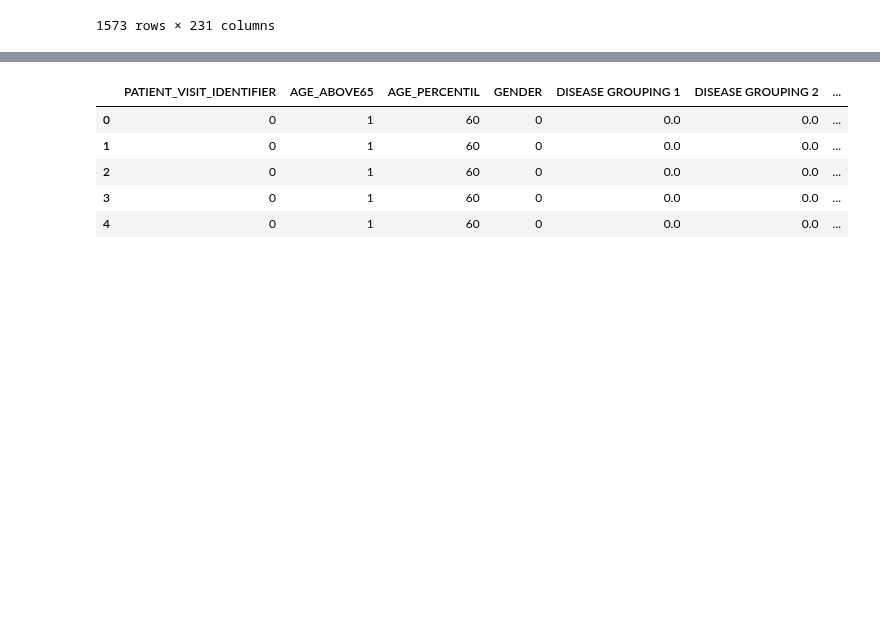
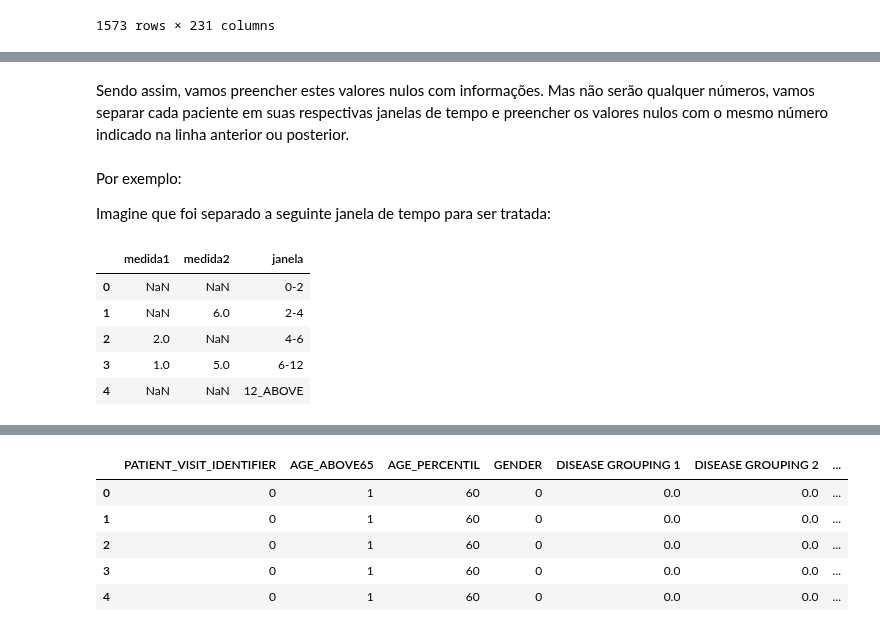
Before and after one commit to VitorFRodrigues/Data-Science-Bootcamp, a Jupyter notebook: Proj05_final/Notebook/Bootcamp_Proj_05.ipynb, the cells around one changed output, grey strips where cells are left out. Saved outputs shown, nothing was run; the diff lists cells and outputs as text; code cells hidden in the pictures; blank space fills up the shorter version.

```diff
--- a/Proj05_final/Notebook/Bootcamp_Proj_05.ipynb
+++ b/Proj05_final/Notebook/Bootcamp_Proj_05.ipynb
@@ -324,0 +345,17 @@ dados_limpos
+# %% [markdown]
+Sendo assim, vamos preencher estes valores nulos com informações. Mas não serão qualquer números, vamos separar cada paciente em suas respectivas janelas de tempo e preencher os valores nulos com o mesmo número indicado na linha anterior ou posterior.
+# %% [markdown]
+Por exemplo:
+
+Imagine que foi separado a seguinte janela de tempo para ser tratada:
+# %%
+dados_fake = pd.DataFrame([[None, None, "0-2"], [None, 6, "2-4"], [2, None, "4-6"], [1, 5, "6-12"], [None, None, "12_ABOVE"]
+                          ], columns=['medida1', 'medida2', 'janela'])
+dados_fake
+# %% [output]
+|  | medida1 | medida2 | janela |
+| 0 | NaN | NaN | 0-2 |
+| 1 | NaN | 6.0 | 2-4 |
+| 2 | 2.0 | NaN | 4-6 |
+| 3 | 1.0 | 5.0 | 6-12 |
+| 4 | NaN | NaN | 12_ABOVE |
```
Also changed, not shown: parts of 52 cells of this notebook.
